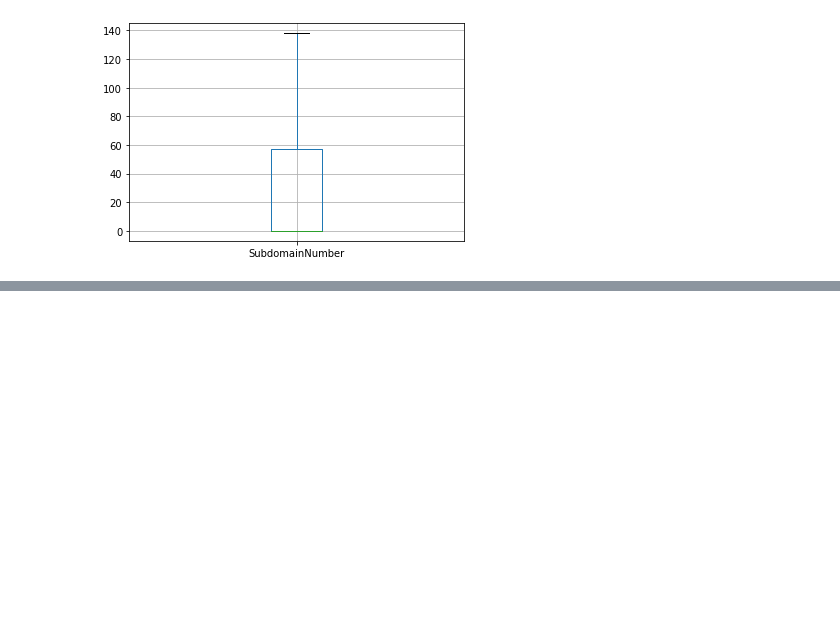
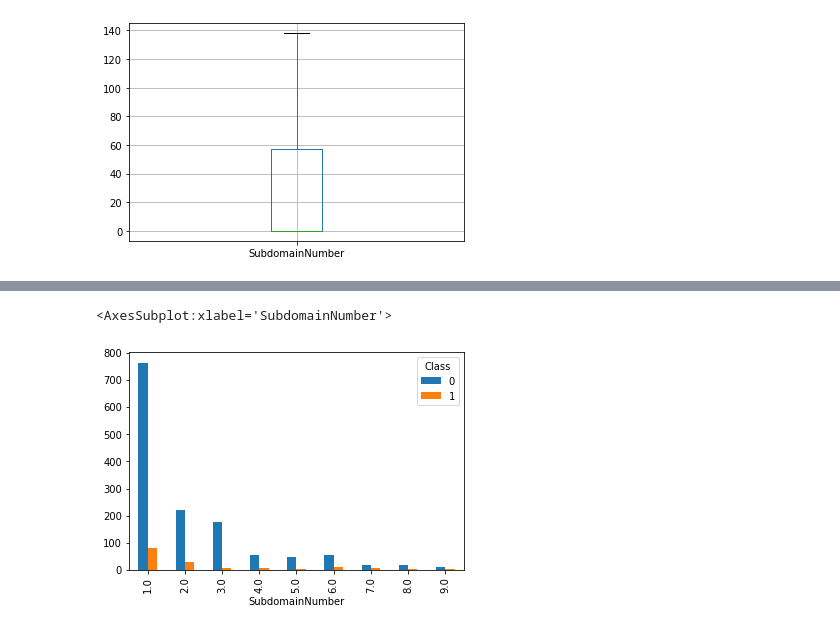
Before and after one commit to lukem1/malicious-domain-classification, a Jupyter notebook: preprocessing.ipynb, the cells around one changed output, grey strips where cells are left out. Saved outputs shown, nothing was run; the diff lists cells and outputs as text; code cells hidden in the pictures; blank space fills up the shorter version.

```diff
--- a/preprocessing.ipynb
+++ b/preprocessing.ipynb
@@ -519,0 +540,5 @@ data.boxplot(column="SubdomainNumber")
+# %%
+pd.crosstab(data["SubdomainNumber"], data["Class"]).head(10).tail(9).plot.bar()
+# %% [output]
+<AxesSubplot:xlabel='SubdomainNumber'>
+[figure, added]
```
Also changed, not shown: parts of 16 cells of this notebook.
